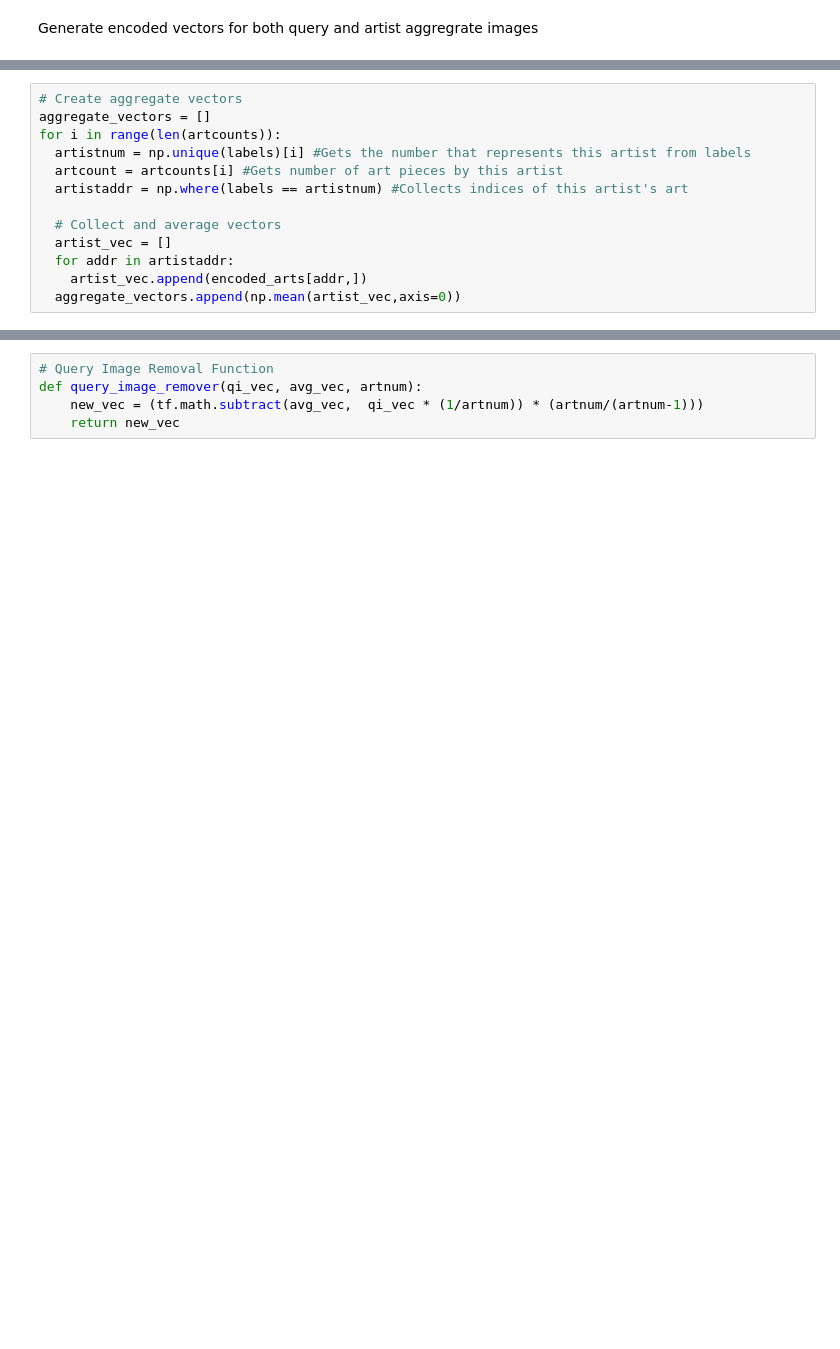
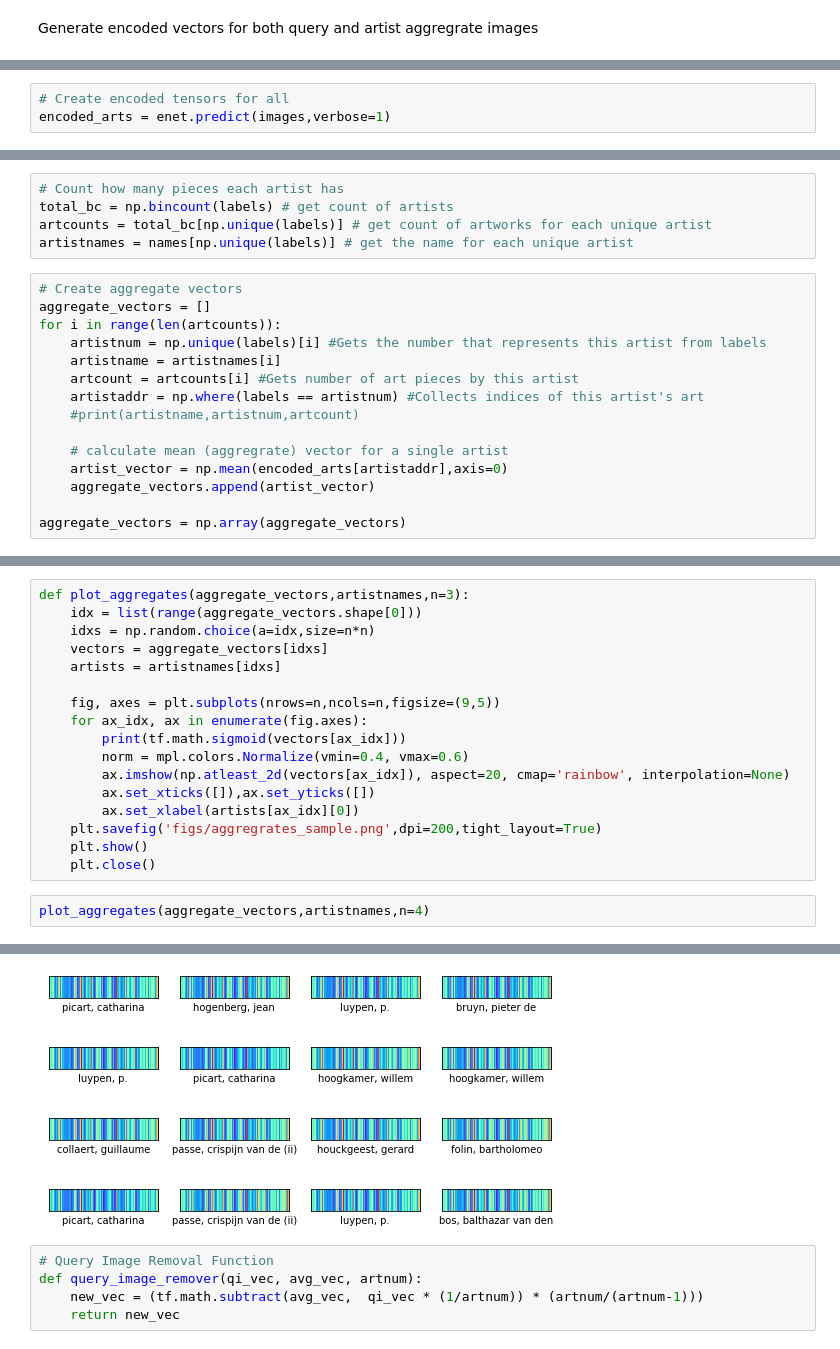
Before and after one commit to bgalgano/ML_Rijksmuseum, a Jupyter notebook: make_vectors.ipynb, the cells around one changed output, grey strips where cells are left out. Cells and saved outputs as stored; diff of their text form; blank space fills up the shorter version.

Commit message:
vectors update

```diff
--- a/make_vectors.ipynb
+++ b/make_vectors.ipynb
@@ -115,0 +113,3 @@ artcounts = total_bc[np.unique(labels)]
+# %%
+# Create encoded tensors for all
+encoded_arts = enet.predict(images,verbose=1)
@@ -116,13 +126,20 @@ artcounts = total_bc[np.unique(labels)]
+# %%
+# Count how many pieces each artist has
+total_bc = np.bincount(labels) # get count of artists
+artcounts = total_bc[np.unique(labels)] # get count of artworks for each unique artist
+artistnames = names[np.unique(labels)] # get the name for each unique artist
 # %%
 # Create aggregate vectors
 aggregate_vectors = []
 for i in range(len(artcounts)):
-  artistnum = np.unique(labels)[i] #Gets the number that represents this artist from labels
-  artcount = artcounts[i] #Gets number of art pieces by this artist
-  artistaddr = np.where(labels == artistnum) #Collects indices of this artist's art
+    artistnum = np.unique(labels)[i] #Gets the number that represents this artist from labels
+    artistname = artistnames[i]
+    artcount = artcounts[i] #Gets number of art pieces by this artist
+    artistaddr = np.where(labels == artistnum) #Collects indices of this artist's art
+    #print(artistname,artistnum,artcount)
 
-  # Collect and average vectors
-  artist_vec = []
-  for addr in artistaddr:
-    artist_vec.append(encoded_arts[addr,])
-  aggregate_vectors.append(np.mean(artist_vec,axis=0))
+    # calculate mean (aggregrate) vector for a single artist
+    artist_vector = np.mean(encoded_arts[artistaddr],axis=0)
+    aggregate_vectors.append(artist_vector)
+
+aggregate_vectors = np.array(aggregate_vectors)
@@ -128,0 +149,20 @@ for i in range(len(artcounts)):
+# %%
+def plot_aggregates(aggregate_vectors,artistnames,n=3):
+    idx = list(range(aggregate_vectors.shape[0]))
+    idxs = np.random.choice(a=idx,size=n*n)
+    vectors = aggregate_vectors[idxs]
+    artists = artistnames[idxs]
+
+    fig, axes = plt.subplots(nrows=n,ncols=n,figsize=(9,5))
+    for ax_idx, ax in enumerate(fig.axes):
+        print(tf.math.sigmoid(vectors[ax_idx]))
+        norm = mpl.colors.Normalize(vmin=0.4, vmax=0.6)
+        ax.imshow(np.atleast_2d(vectors[ax_idx]), aspect=20, cmap='rainbow', interpolation=None)
+        ax.set_xticks([]),ax.set_yticks([])
+        ax.set_xlabel(artists[ax_idx][0])
+    plt.savefig('figs/aggregrates_sample.png',dpi=200,tight_layout=True)
+    plt.show()
+    plt.close()
+# %%
+plot_aggregates(aggregate_vectors,artistnames,n=4)
+# %% [output]
@@ -129,3 +186,4 @@ for i in range(len(artcounts)):
+[figure, added]
 # %%
 # Query Image Removal Function
 def query_image_remover(qi_vec, avg_vec, artnum):
```
Also changed, not shown: parts of 14 cells of this notebook, 2 other files.
